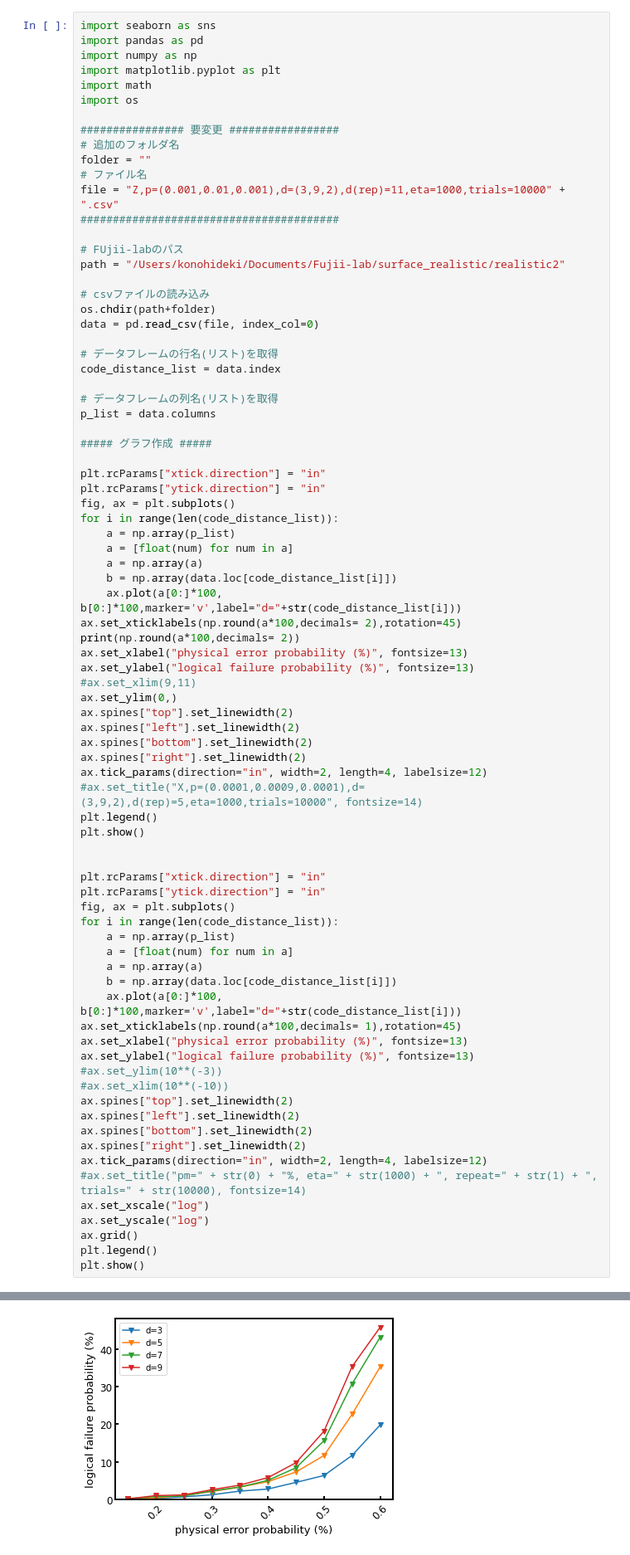
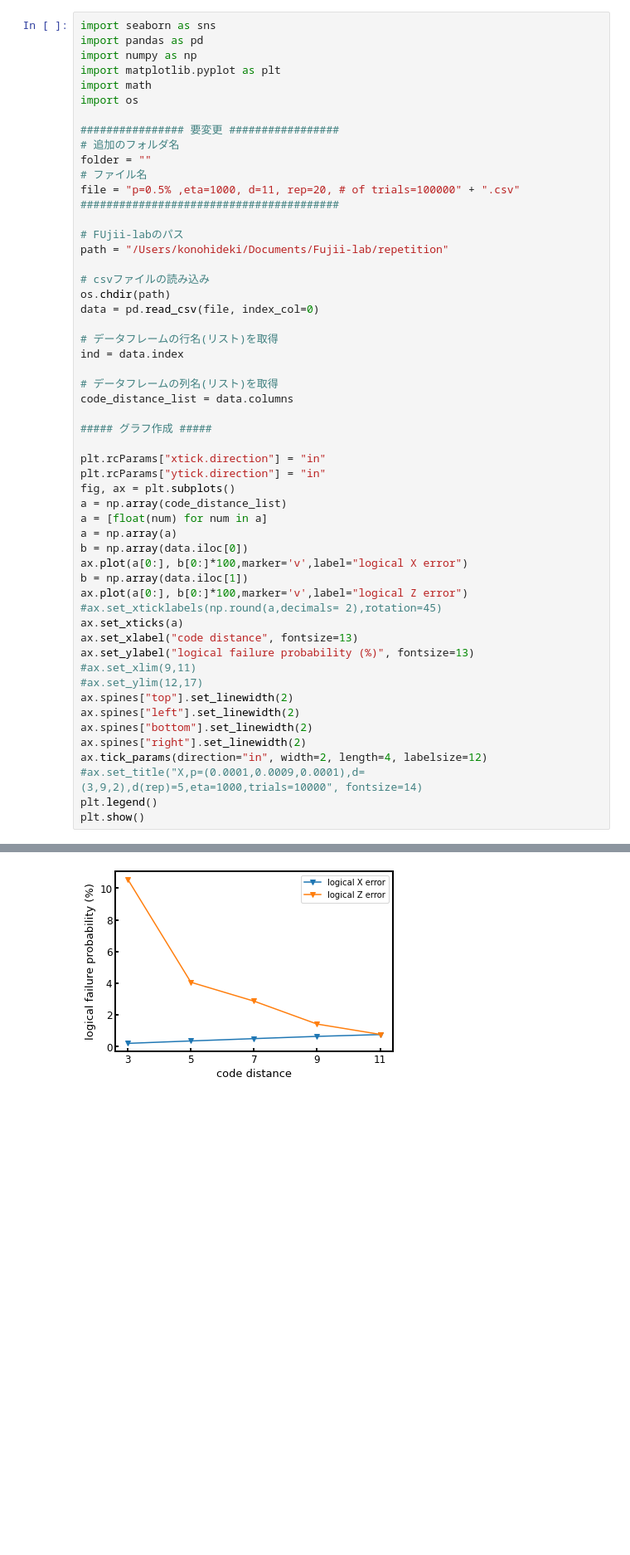
Before and after one commit to kono0924/Fujii-lab, a Jupyter notebook: repetition/csv_view.ipynb, the cells around one changed output, grey strips where cells are left out. Shown at 83% size. Saved outputs shown, nothing was run; the diff lists cells and outputs as text; blank space fills up the shorter version.

```diff
--- a/repetition/csv_view.ipynb
+++ b/repetition/csv_view.ipynb
@@ -66,39 +71,40 @@ import os
 # 追加のフォルダ名
 folder = ""
 # ファイル名
-file = "Z,p=(0.001,0.01,0.001),d=(3,9,2),d(rep)=11,eta=1000,trials=10000" + ".csv"
+file = "p=0.5% ,eta=1000, d=11, rep=20, # of trials=100000" + ".csv"
 ########################################
 
 # FUjii-labのパス
-path = "/Users/konohideki/Documents/Fujii-lab/surface_realistic/realistic2"
+path = "/Users/konohideki/Documents/Fujii-lab/repetition"
 
 # csvファイルの読み込み
-os.chdir(path+folder)
+os.chdir(path)
 data = pd.read_csv(file, index_col=0)
 
 # データフレームの行名(リスト)を取得
-code_distance_list = data.index
+ind = data.index
 
 # データフレームの列名(リスト)を取得
-p_list = data.columns
+code_distance_list = data.columns
 
 ##### グラフ作成 #####
 
 plt.rcParams["xtick.direction"] = "in"
 plt.rcParams["ytick.direction"] = "in"
 fig, ax = plt.subplots()
-for i in range(len(code_distance_list)):
-    a = np.array(p_list)
-    a = [float(num) for num in a]
-    a = np.array(a)
-    b = np.array(data.loc[code_distance_list[i]])
-    ax.plot(a[0:]*100, b[0:]*100,marker='v',label="d="+str(code_distance_list[i]))
-ax.set_xticklabels(np.round(a*100,decimals= 2),rotation=45)
-print(np.round(a*100,decimals= 2))
-ax.set_xlabel("physical error probability (%)", fontsize=13)
+a = np.array(code_distance_list)
+a = [float(num) for num in a]
+a = np.array(a)
+b = np.array(data.iloc[0])
+ax.plot(a[0:], b[0:]*100,marker='v',label="logical X error")
+b = np.array(data.iloc[1])
+ax.plot(a[0:], b[0:]*100,marker='v',label="logical Z error")
+#ax.set_xticklabels(np.round(a,decimals= 2),rotation=45)
+ax.set_xticks(a)
+ax.set_xlabel("code distance", fontsize=13)
 ax.set_ylabel("logical failure probability (%)", fontsize=13)
 #ax.set_xlim(9,11)
-ax.set_ylim(0,)
+#ax.set_ylim(12,17)
 ax.spines["top"].set_linewidth(2)
 ax.spines["left"].set_linewidth(2)
 ax.spines["bottom"].set_linewidth(2)
@@ -107,31 +113,4 @@ ax.tick_params(direction="in", width=2, length=4, labelsize=12)
 #ax.set_title("X,p=(0.0001,0.0009,0.0001),d=(3,9,2),d(rep)=5,eta=1000,trials=10000", fontsize=14)
 plt.legend()
 plt.show()
-
-
-plt.rcParams["xtick.direction"] = "in"
-plt.rcParams["ytick.direction"] = "in"
-fig, ax = plt.subplots()
-for i in range(len(code_distance_list)):
-    a = np.array(p_list)
-    a = [float(num) for num in a]
-    a = np.array(a)
-    b = np.array(data.loc[code_distance_list[i]])
-    ax.plot(a[0:]*100, b[0:]*100,marker='v',label="d="+str(code_distance_list[i]))
-ax.set_xticklabels(np.round(a*100,decimals= 1),rotation=45)
-ax.set_xlabel("physical error probability (%)", fontsize=13)
-ax.set_ylabel("logical failure probability (%)", fontsize=13)
-#ax.set_ylim(10**(-3))
-#ax.set_xlim(10**(-10))
-ax.spines["top"].set_linewidth(2)
-ax.spines["left"].set_linewidth(2)
-ax.spines["bottom"].set_linewidth(2)
-ax.spines["right"].set_linewidth(2)
-ax.tick_params(direction="in", width=2, length=4, labelsize=12)
-#ax.set_title("pm=" + str(0) + "%, eta=" + str(1000) + ", repeat=" + str(1) + ", trials=" + str(10000), fontsize=14)
-ax.set_xscale("log")
-ax.set_yscale("log")
-ax.grid()
-plt.legend()
-plt.show()
 # %% [output]
@@ -139 +117 @@ plt.show()
-[figure, old version]
+[figure, new version]
```
Also changed, not shown: parts of 5 cells of this notebook, 2 other files.
